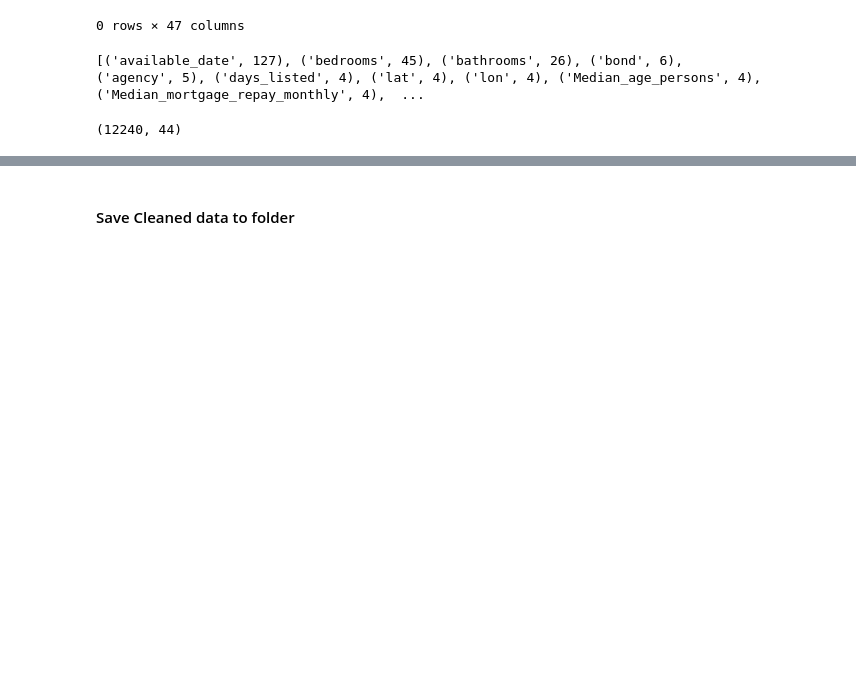
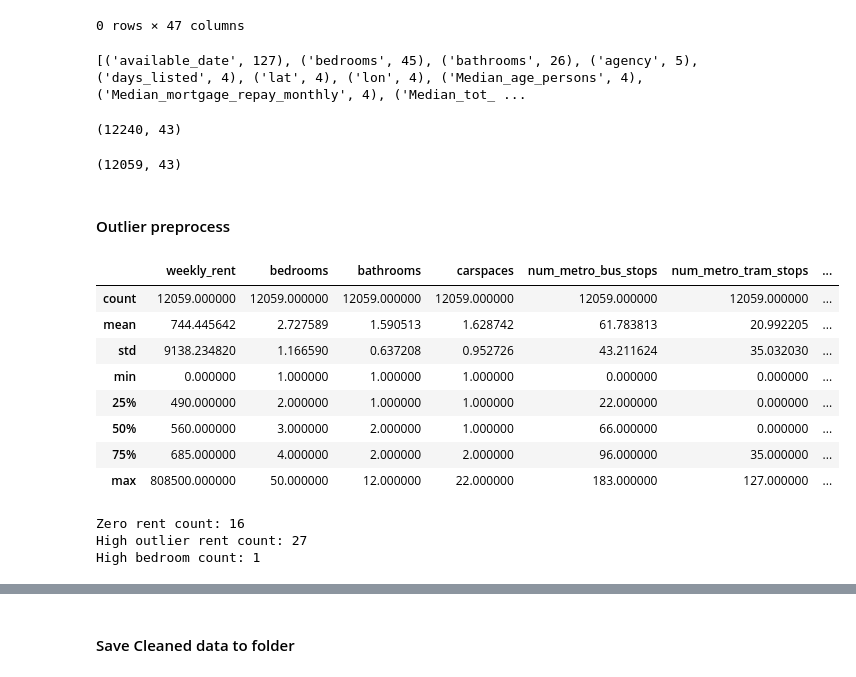
Before and after one commit to bicicow03/Group-Project-Real-Estate-Industry-Analysis, a Jupyter notebook: notebooks/cleaning_and_feature_selection.ipynb, the cells around one changed output, grey strips where cells are left out. Saved outputs shown, nothing was run; the diff lists cells and outputs as text; code cells hidden in the pictures; blank space fills up the shorter version.

Commit message:
Updated preprocessing with outlier removal and included time feature engineering to curated data

```diff
--- a/notebooks/cleaning_and_feature_selection.ipynb
+++ b/notebooks/cleaning_and_feature_selection.ipynb
@@ -199,15 +199,50 @@ data[data["SAL_NAME21"].isna()]
 |  | suburb | postcode | weekly_rent | bond | available_date | days_listed | bedrooms | bathrooms | carspaces | ... |
 0 rows × 47 columns
 # %%
-data = data.drop(columns=["land_area", "SAL_NAME21", 'suburb'])
+data = data.drop(columns=["land_area", "SAL_NAME21", 'suburb', 'bond'])
 print(find_nans(data))
 # %% [output]
-[('available_date', 127), ('bedrooms', 45), ('bathrooms', 26), ('bond', 6), ('agency', 5), ('days_listed', 4), ('lat', 4), ('lon', 4), ('Median_age_persons', 4), ('Median_mortgage_repay_monthly', 4),  ...
+[('available_date', 127), ('bedrooms', 45), ('bathrooms', 26), ('agency', 5), ('days_listed', 4), ('lat', 4), ('lon', 4), ('Median_age_persons', 4), ('Median_mortgage_repay_monthly', 4), ('Median_tot_ ...
 # %%
 #Shape of data after imputation
 data.shape
 # %% [output]
-(12240, 44)
+(12240, 43)
 # %%
 #Drop any remaining rows with missing values
 data = data.dropna()
+# %%
+data.shape
+# %% [output]
+(12059, 43)
+# %% [markdown]
+#### Outlier preprocess
+# %%
+#Looking at numerical variables
+data[['weekly_rent', 'bedrooms', 'bathrooms', 'carspaces', 'num_metro_bus_stops', 'num_metro_tram_stops', 'num_schools_2km', 'incidents_recorded']].describe()
+# %% [output]
+|  | weekly_rent | bedrooms | bathrooms | carspaces | num_metro_bus_stops | num_metro_tram_stops | ... |
+| count | 12059.000000 | 12059.000000 | 12059.000000 | 12059.000000 | 12059.000000 | 12059.000000 | ... |
+| mean | 744.445642 | 2.727589 | 1.590513 | 1.628742 | 61.783813 | 20.992205 | ... |
+| std | 9138.234820 | 1.166590 | 0.637208 | 0.952726 | 43.211624 | 35.032030 | ... |
+| min | 0.000000 | 1.000000 | 1.000000 | 1.000000 | 0.000000 | 0.000000 | ... |
+| 25% | 490.000000 | 2.000000 | 1.000000 | 1.000000 | 22.000000 | 0.000000 | ... |
+| 50% | 560.000000 | 3.000000 | 2.000000 | 1.000000 | 66.000000 | 0.000000 | ... |
+| 75% | 685.000000 | 4.000000 | 2.000000 | 2.000000 | 96.000000 | 35.000000 | ... |
+| max | 808500.000000 | 50.000000 | 12.000000 | 22.000000 | 183.000000 | 127.000000 | ... |
+# %%
+#Find how many 0 weekly_rent values there are
+zero_rent_count = (data["weekly_rent"] == 0).sum()
+print("Zero rent count:", zero_rent_count)
+
+#Find how many high outlier weekly_rent values there are i.e above 3000
+highoutlier_rent_count = (data["weekly_rent"] >= 3000).sum()
+print("High outlier rent count:", highoutlier_rent_count)
+
+#Find how many data points with 50 or more bedrooms
+high_bedroom_count = (data["bedrooms"] >= 50).sum()
+print("High bedroom count:", high_bedroom_count)
+# %% [output]
+Zero rent count: 16
+High outlier rent count: 27
+High bedroom count: 1
```
Also changed, not shown: parts of 11 cells of this notebook, 1 other file.
